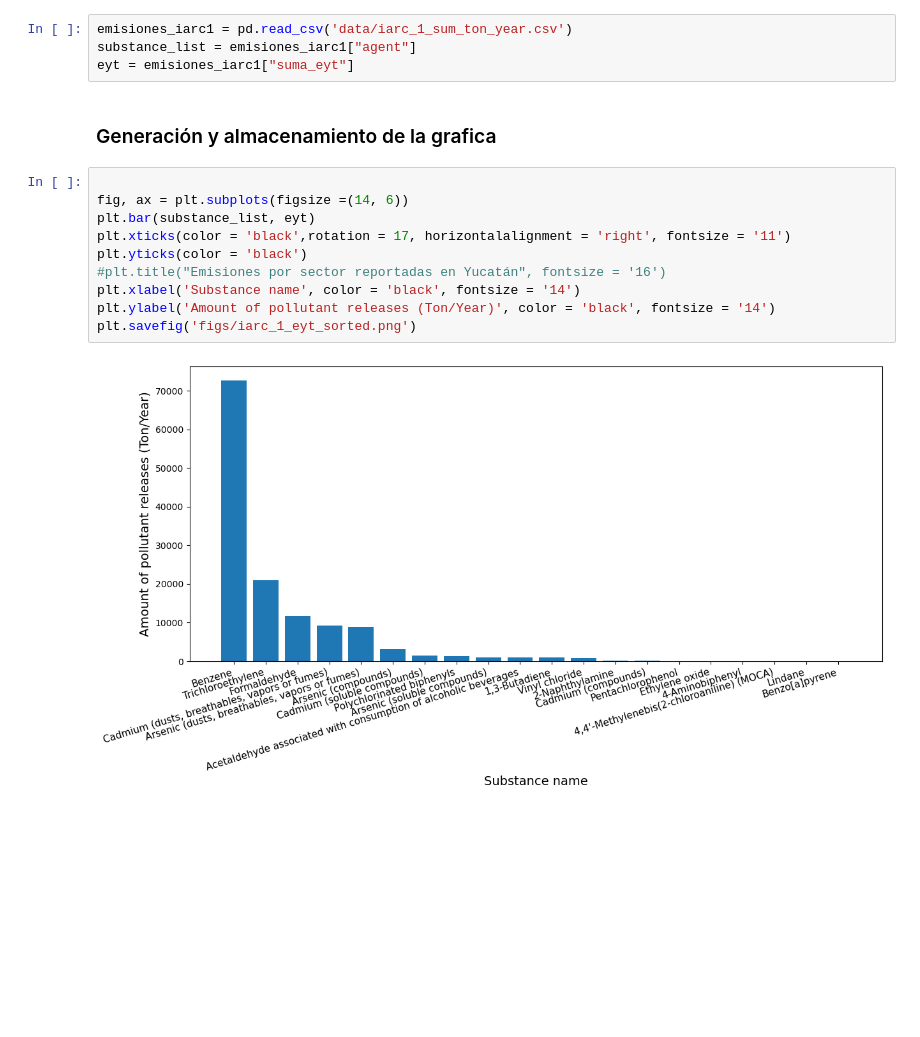
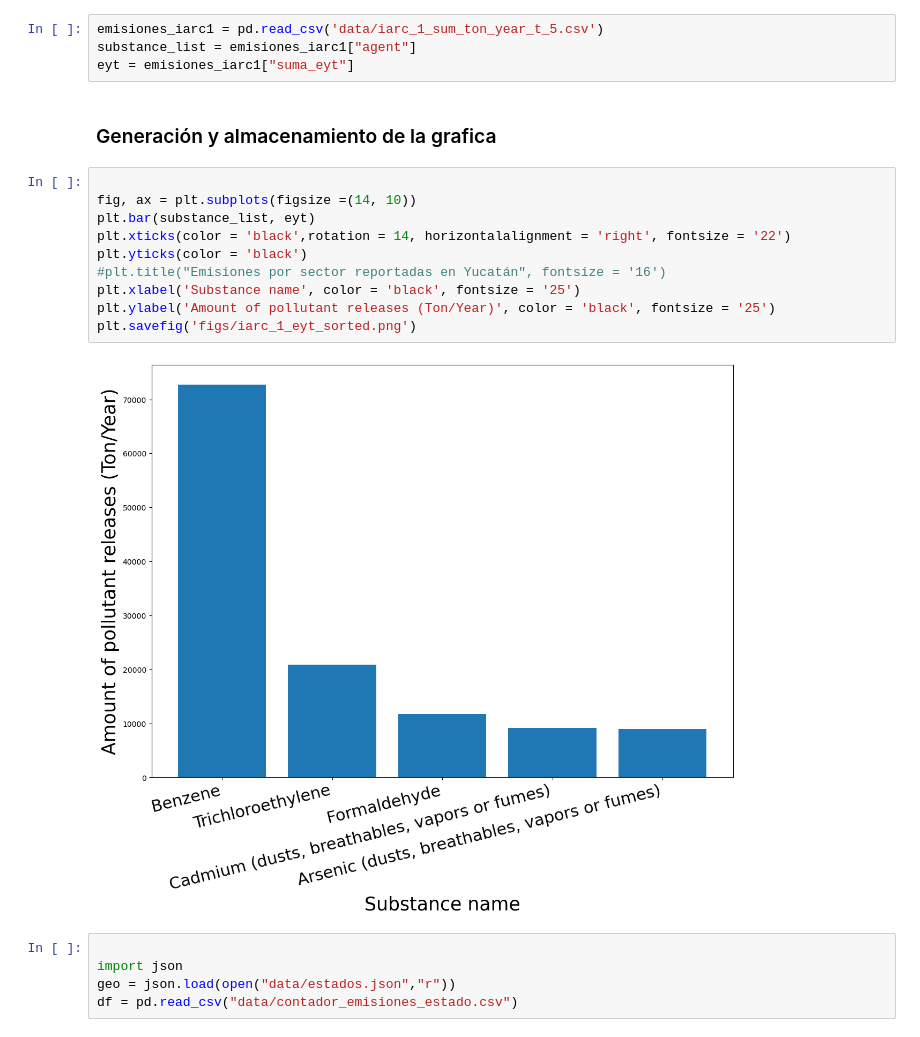
Before and after one commit to hgreyesa/posdoc-2022-2024, a Jupyter notebook: procesos/retc_analisis/paper_hipes/Graficas.ipynb, the cells around one changed output. Saved outputs shown, nothing was run; the diff lists cells and outputs as text; blank space fills up the shorter version.

```diff
--- a/procesos/retc_analisis/paper_hipes/Graficas.ipynb
+++ b/procesos/retc_analisis/paper_hipes/Graficas.ipynb
@@ -48,20 +48,25 @@ from matplotlib import pyplot as plt
 # %% [markdown]
 ### Datos de entrada
 # %%
-emisiones_iarc1 = pd.read_csv('data/iarc_1_sum_ton_year.csv')
+emisiones_iarc1 = pd.read_csv('data/iarc_1_sum_ton_year_t_5.csv')
 substance_list = emisiones_iarc1["agent"]
 eyt = emisiones_iarc1["suma_eyt"]
 # %% [markdown]
 ### Generación y almacenamiento de la grafica
 # %%
 
-fig, ax = plt.subplots(figsize =(14, 6))
+fig, ax = plt.subplots(figsize =(14, 10))
 plt.bar(substance_list, eyt)
-plt.xticks(color = 'black',rotation = 17, horizontalalignment = 'right', fontsize = '11')
+plt.xticks(color = 'black',rotation = 14, horizontalalignment = 'right', fontsize = '22')
 plt.yticks(color = 'black')
 #plt.title("Emisiones por sector reportadas en Yucatán", fontsize = '16')
-plt.xlabel('Substance name', color = 'black', fontsize = '14')
-plt.ylabel('Amount of pollutant releases (Ton/Year)', color = 'black', fontsize = '14')
+plt.xlabel('Substance name', color = 'black', fontsize = '25')
+plt.ylabel('Amount of pollutant releases (Ton/Year)', color = 'black', fontsize = '25')
 plt.savefig('figs/iarc_1_eyt_sorted.png')
 # %% [output]
-[figure, old version]
+[figure, new version]
+# %%
+
+import json
+geo = json.load(open("data/estados.json","r"))
+df = pd.read_csv("data/contador_emisiones_estado.csv")
```
Also changed, not shown: parts of 2 cells of this notebook, 2 other files.
